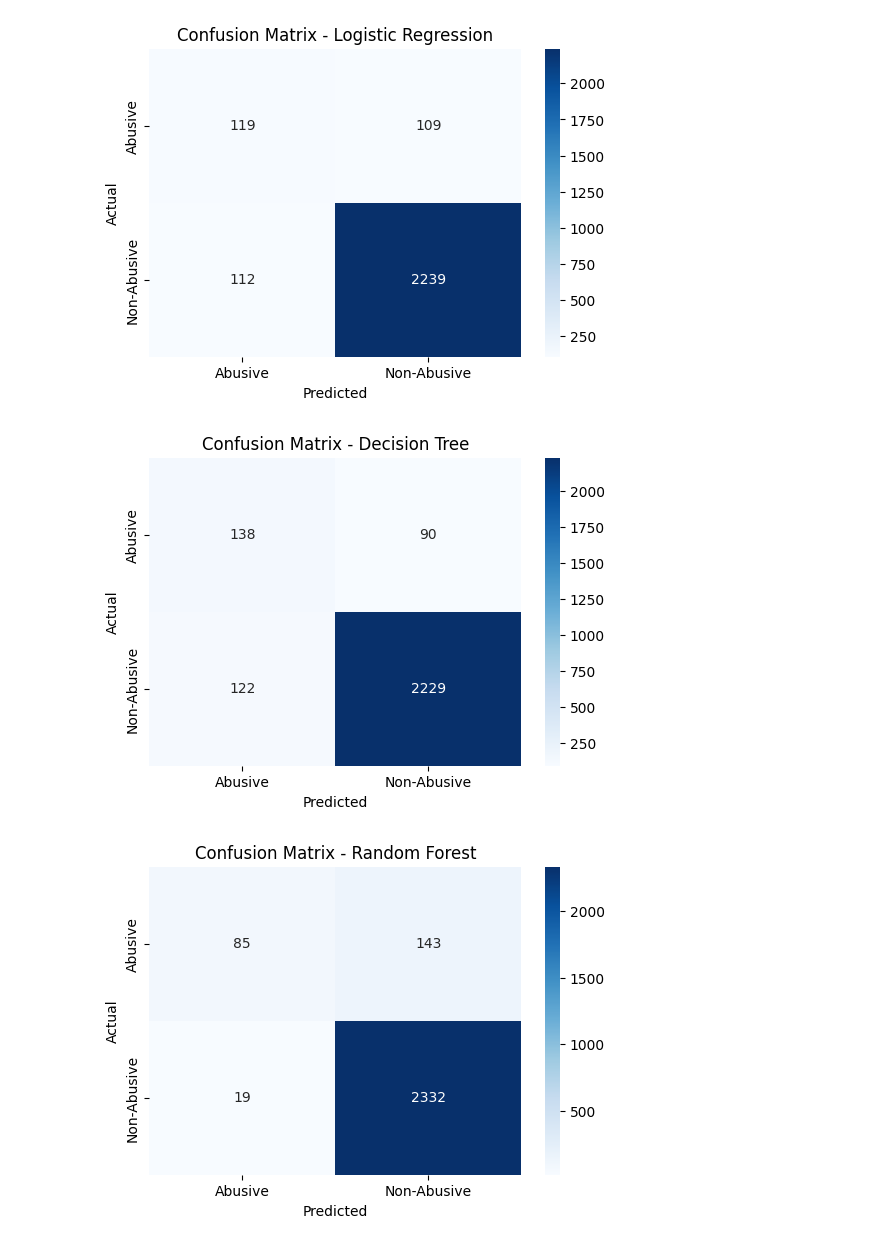
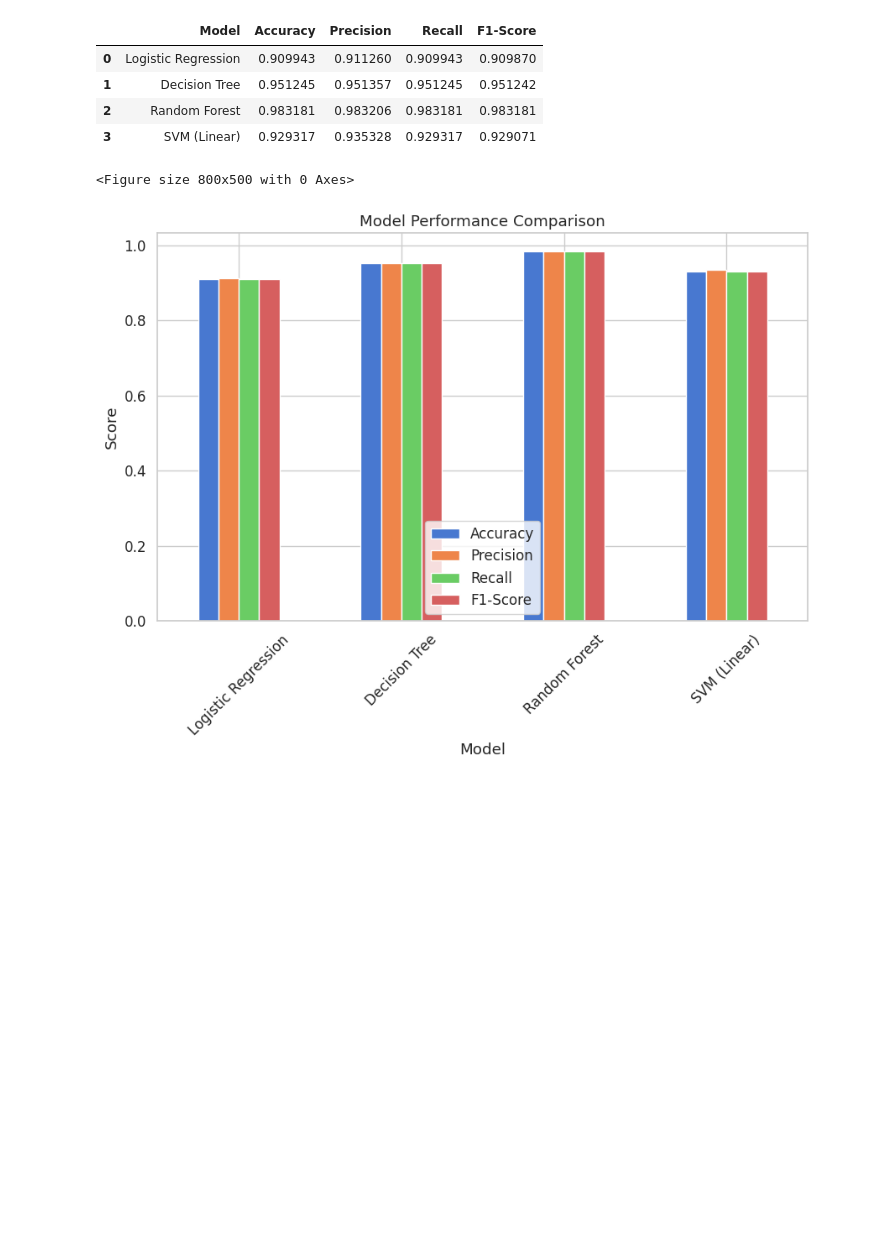
Before and after one commit to nasirabbas827/Cyberabuse-Asjad-final, a Jupyter notebook: Codefile/cyberabusefinal_Asjad.ipynb, the cells around one changed output. Drawn from its saved outputs; the diff is of its cells as text; code cells hidden in the pictures; blank space fills up the shorter version.

```diff
--- a/Codefile/cyberabusefinal_Asjad.ipynb
+++ b/Codefile/cyberabusefinal_Asjad.ipynb
@@ -205,5 +296,15 @@ models = {
 # %%
+# ==============================================================
+# CONFUSION MATRIX FOR EACH MODEL
+# ==============================================================
+
 for name, model in models.items():
-    model.fit(X_train_res, y_train_res)
-    print(f"{name} trained successfully.")
+    y_pred = model.predict(X_test)
+    cm = confusion_matrix(y_test, y_pred)
+    plt.figure(figsize=(5,4))
+    sns.heatmap(cm, annot=True, fmt='d', cmap='Blues')
+    plt.title(f"Confusion Matrix - {name}")
+    plt.xlabel("Predicted")
+    plt.ylabel("Actual")
+    plt.show()
 # %% [output]
@@ -213,18 +315,37 @@ Random Forest trained successfully.
 # %%
+# ==============================================================
+#  MODEL PERFORMANCE COMPARISON
+# ==============================================================
+
+metrics = []
 for name, model in models.items():
     y_pred = model.predict(X_test)
-    cm = confusion_matrix(y_test, y_pred, labels=['abusive','non-abusive'])
+    report = classification_report(y_test, y_pred, output_dict=True)
+    metrics.append({
+        'Model': name,
+        'Accuracy': report['accuracy'],
+        'Precision': report['weighted avg']['precision'],
+        'Recall': report['weighted avg']['recall'],
+        'F1-Score': report['weighted avg']['f1-score']
+    })
 
-    plt.figure(figsize=(6,4))
-    sns.heatmap(cm, annot=True, fmt='d', cmap='Blues',
-                xticklabels=['Abusive','Non-Abusive'],
-                yticklabels=['Abusive','Non-Abusive'])
-    plt.title(f'Confusion Matrix - {name}')
-    plt.xlabel("Predicted")
-    plt.ylabel("Actual")
-    plt.show()
+results_df = pd.DataFrame(metrics)
+display(results_df)
+
+# Bar plot comparison
+plt.figure(figsize=(8,5))
+results_df.plot(x='Model', y=['Accuracy', 'Precision', 'Recall', 'F1-Score'], kind='bar', figsize=(10,6))
+plt.title("Model Performance Comparison")
+plt.ylabel("Score")
+plt.xticks(rotation=45)
+plt.grid(True)
+plt.show()
 # %% [output]
+|  | Model | Accuracy | Precision | Recall | F1-Score |
+| 0 | Logistic Regression | 0.909943 | 0.911260 | 0.909943 | 0.909870 |
+| 1 | Decision Tree | 0.951245 | 0.951357 | 0.951245 | 0.951242 |
+| 2 | Random Forest | 0.983181 | 0.983206 | 0.983181 | 0.983181 |
+| 3 | SVM (Linear) | 0.929317 | 0.935328 | 0.929317 | 0.929071 |
+<Figure size 800x500 with 0 Axes>
-[figure, old version]
+[figure, new version]
-[figure, removed]
-[figure, removed]
 # %%
```
Also changed, not shown: parts of 15 cells of this notebook, 10 other files.
